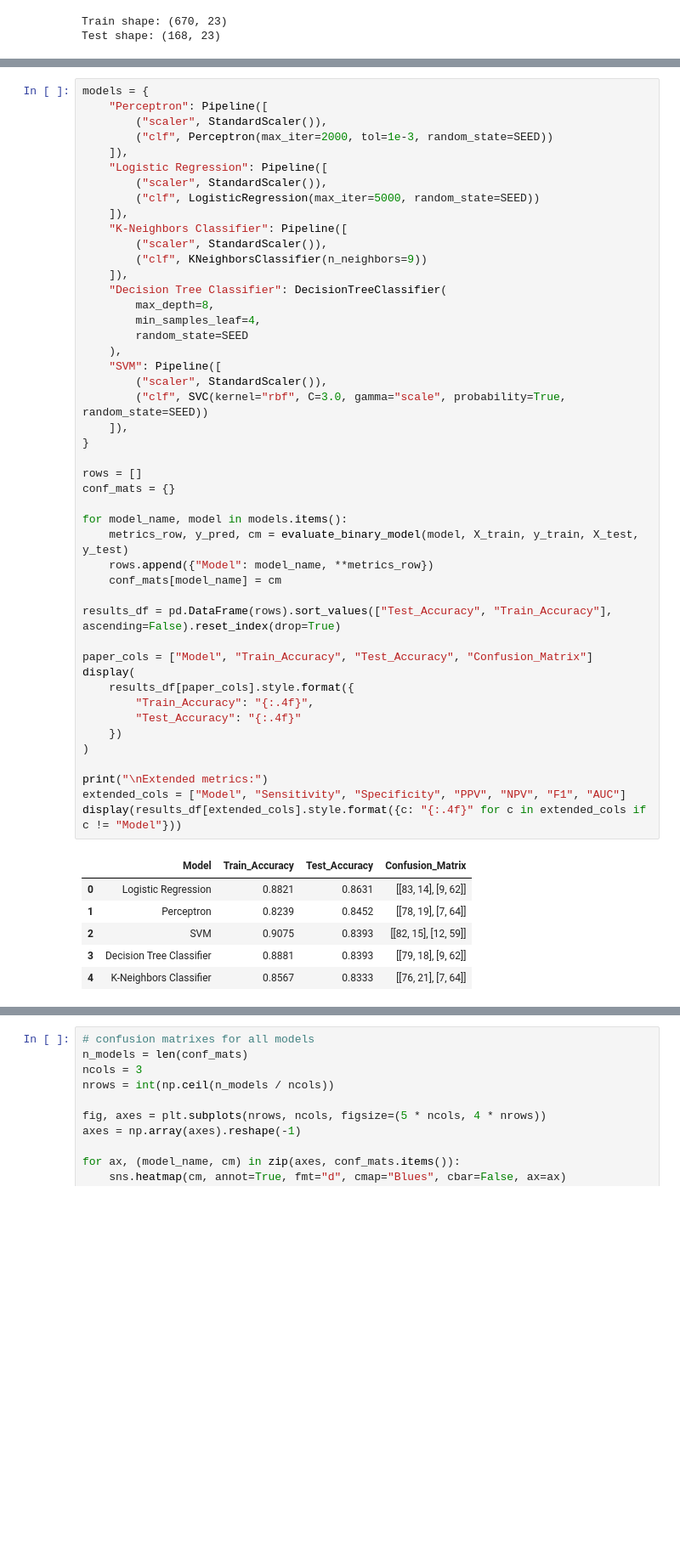
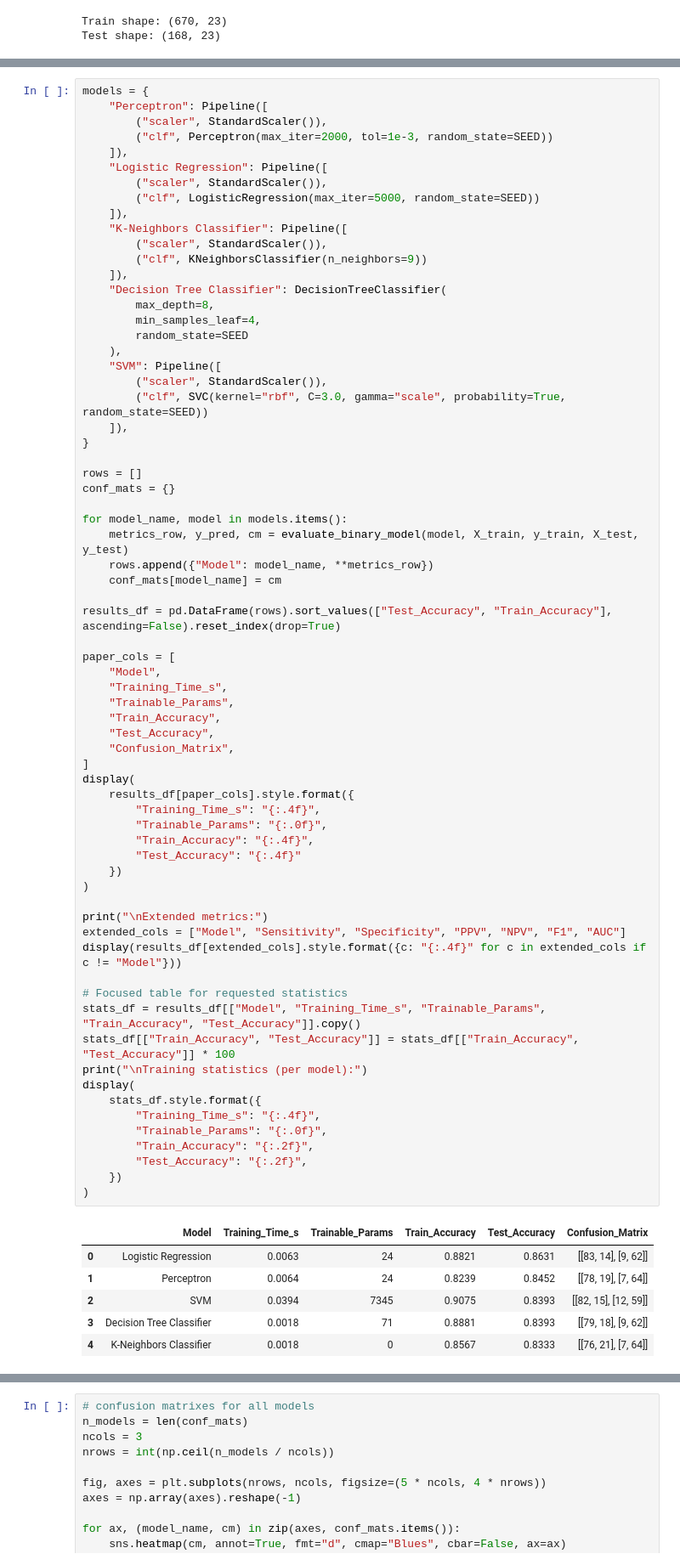
Before and after one commit to Apurbo5057/quantum-benchmarking, a Jupyter notebook: training_3_glioma_grading_clinical_and_mutation_features.ipynb, the cells around one changed output, grey strips where cells are left out. Shown at 85% size. Drawn from its saved outputs; the diff is of its cells as text; blank space fills up the shorter version.

```diff
--- a/training_3_glioma_grading_clinical_and_mutation_features.ipynb
+++ b/training_3_glioma_grading_clinical_and_mutation_features.ipynb
@@ -145,40 +175,62 @@ models = {
         min_samples_leaf=4,
         random_state=SEED
     ),
     "SVM": Pipeline([
         ("scaler", StandardScaler()),
         ("clf", SVC(kernel="rbf", C=3.0, gamma="scale", probability=True, random_state=SEED))
     ]),
 }
 
 rows = []
 conf_mats = {}
 
 for model_name, model in models.items():
     metrics_row, y_pred, cm = evaluate_binary_model(model, X_train, y_train, X_test, y_test)
     rows.append({"Model": model_name, **metrics_row})
     conf_mats[model_name] = cm
 
 results_df = pd.DataFrame(rows).sort_values(["Test_Accuracy", "Train_Accuracy"], ascending=False).reset_index(drop=True)
 
-paper_cols = ["Model", "Train_Accuracy", "Test_Accuracy", "Confusion_Matrix"]
+paper_cols = [
+    "Model",
+    "Training_Time_s",
+    "Trainable_Params",
+    "Train_Accuracy",
+    "Test_Accuracy",
+    "Confusion_Matrix",
+]
 display(
     results_df[paper_cols].style.format({
+        "Training_Time_s": "{:.4f}",
+        "Trainable_Params": "{:.0f}",
         "Train_Accuracy": "{:.4f}",
         "Test_Accuracy": "{:.4f}"
     })
 )
 
 print("\nExtended metrics:")
 extended_cols = ["Model", "Sensitivity", "Specificity", "PPV", "NPV", "F1", "AUC"]
 display(results_df[extended_cols].style.format({c: "{:.4f}" for c in extended_cols if c != "Model"}))
+
+# Focused table for requested statistics
+stats_df = results_df[["Model", "Training_Time_s", "Trainable_Params", "Train_Accuracy", "Test_Accuracy"]].copy()
+stats_df[["Train_Accuracy", "Test_Accuracy"]] = stats_df[["Train_Accuracy", "Test_Accuracy"]] * 100
+print("\nTraining statistics (per model):")
+display(
+    stats_df.style.format({
+        "Training_Time_s": "{:.4f}",
+        "Trainable_Params": "{:.0f}",
+        "Train_Accuracy": "{:.2f}",
+        "Test_Accuracy": "{:.2f}",
+    })
+)
 # %% [output]
-|  | Model | Train_Accuracy | Test_Accuracy | Confusion_Matrix |
-| 0 | Logistic Regression | 0.8821 | 0.8631 | [[83, 14], [9, 62]] |
-| 1 | Perceptron | 0.8239 | 0.8452 | [[78, 19], [7, 64]] |
-| 2 | SVM | 0.9075 | 0.8393 | [[82, 15], [12, 59]] |
-| 3 | Decision Tree Classifier | 0.8881 | 0.8393 | [[79, 18], [9, 62]] |
-| 4 | K-Neighbors Classifier | 0.8567 | 0.8333 | [[76, 21], [7, 64]] |
+|  | Model | Training_Time_s | Trainable_Params | Train_Accuracy | Test_Accuracy | Confusion_Matrix |
+| 0 | Logistic Regression | 0.0063 | 24 | 0.8821 | 0.8631 | [[83, 14], [9, 62]] |
+| 1 | Perceptron | 0.0064 | 24 | 0.8239 | 0.8452 | [[78, 19], [7, 64]] |
+| 2 | SVM | 0.0394 | 7345 | 0.9075 | 0.8393 | [[82, 15], [12, 59]] |
+| 3 | Decision Tree Classifier | 0.0018 | 71 | 0.8881 | 0.8393 | [[79, 18], [9, 62]] |
+| 4 | K-Neighbors Classifier | 0.0018 | 0 | 0.8567 | 0.8333 | [[76, 21], [7, 64]] |
 Extended metrics:
 |  | Model | Sensitivity | Specificity | PPV | NPV | F1 | AUC |
 | 0 | Logistic Regression | 0.8732 | 0.8557 | 0.8158 | 0.9022 | 0.8435 | 0.9172 |
```
Also changed, not shown: parts of 2 cells of this notebook, 2 other files.
